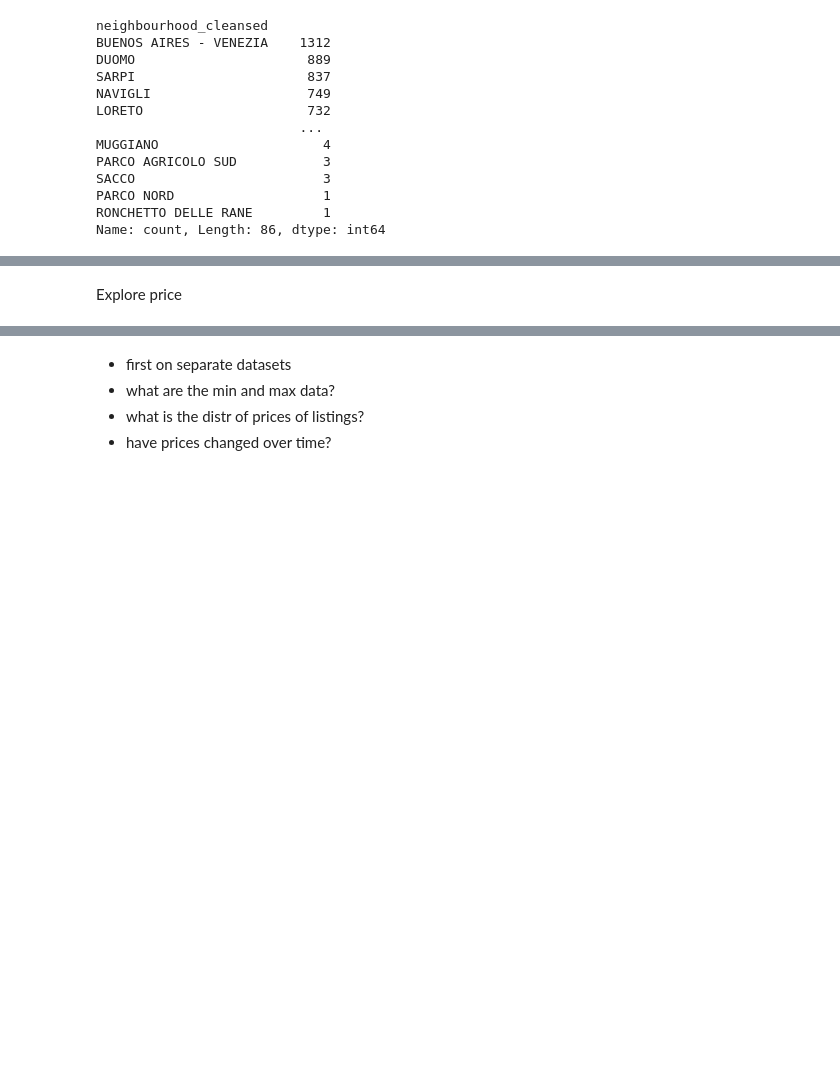
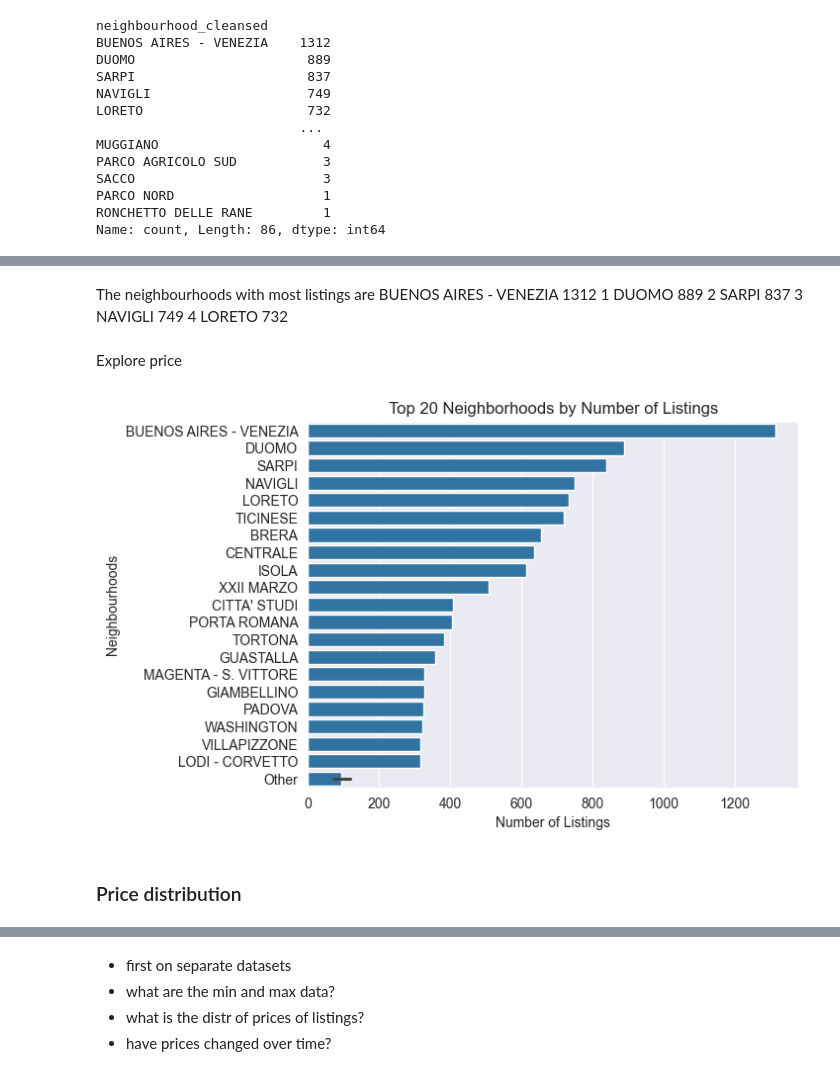
Before and after one commit to MargheSerena/MI-AirBnB-EDA-CodeOp-Module-3-test-, a Jupyter notebook: EDA 1.ipynb, the cells around one changed output, grey strips where cells are left out. Drawn from its saved outputs; the diff is of its cells as text; code cells hidden in the pictures; blank space fills up the shorter version.

```diff
--- a/EDA 1.ipynb
+++ b/EDA 1.ipynb
@@ -571,2 +670,9 @@ milan_map
+# %% [markdown]
+The neighbourhoods with most listings are
+BUENOS AIRES - VENEZIA	1312
+1	DUOMO	889
+2	SARPI	837
+3	NAVIGLI	749
+4	LORETO	732
 # %% [markdown]
 Explore price
@@ -593,0 +679,25 @@ Explore price
+# %%
+neighborhood_counts
+# Sort the DataFrame by 'listing_count' in descending order
+neighborhood_counts = neighborhood_counts.sort_values(by='listing_count', ascending=False)
+
+neighborhood_counts['top_20'] = 0
+neighborhood_counts.loc[:19, 'top_20'] = 1
+
+neighborhood_counts['grouped_neighbourhood'] = neighborhood_counts.apply(
+    lambda row: row['neighbourhood'] if row['top_20'] == 1
+    else 'Other', axis=1)
+# %%
+_ = sns.barplot(
+    data = neighborhood_counts,
+    y = 'grouped_neighbourhood',
+    x = 'listing_count'
+)
+_ = plt.xlabel('Number of Listings')
+_ = plt.ylabel('Neighbourhoods')
+_ = plt.title('Top 20 Neighborhoods by Number of Listings')
+plt.show()
+# %% [output]
+[figure, added]
+# %% [markdown]
+### Price distribution
```
Also changed, not shown: parts of 27 cells of this notebook.
